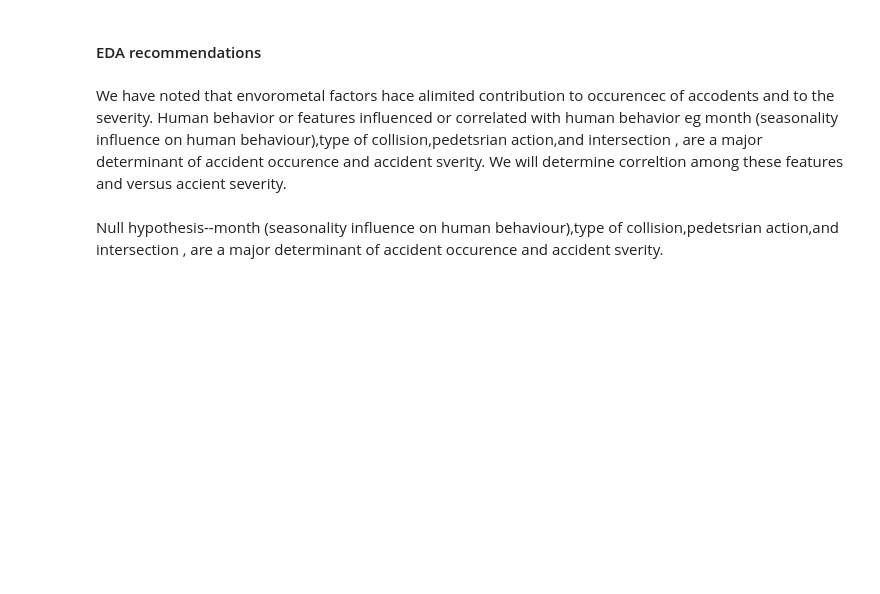
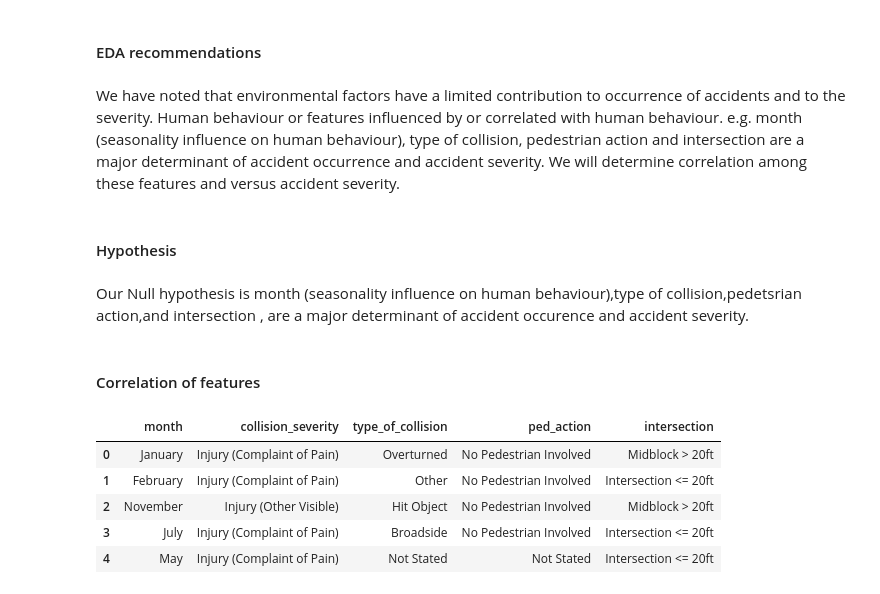
Before and after one commit to JmercyA/CAPSTONE-PROJECT-GROUP-3, a Jupyter notebook: notebooks/dataHA.ipynb, the cells around one changed output. Drawn from its saved outputs; the diff is of its cells as text; code cells hidden in the pictures; blank space fills up the shorter version.

```diff
--- a/notebooks/dataHA.ipynb
+++ b/notebooks/dataHA.ipynb
@@ -856,7 +856,21 @@ We note that most accidents occur close to intersections. Based on domain knowle
 # %% [markdown]
 #### EDA recommendations
 # %% [markdown]
-We have noted that envorometal factors hace alimited contribution to occurencec of accodents and to the severity. Human behavior or features influenced or correlated with human behavior eg month (seasonality influence on human behaviour),type of collision,pedetsrian action,and intersection , are a major determinant of accident occurence and accident sverity.
-We will determine correltion among these features and versus accient severity.
+We have noted that environmental factors have a limited contribution to occurrence of accidents and to the severity. Human behaviour or features influenced by or correlated with human behaviour. e.g. month (seasonality influence on human behaviour), type of collision, pedestrian action and intersection are a major determinant of accident occurrence and accident severity.
+We will determine correlation among these features and versus accident severity.
+# %% [markdown]
+#### Hypothesis
 # %% [markdown]
-Null hypothesis--month (seasonality influence on human behaviour),type of collision,pedetsrian action,and intersection , are a major determinant of accident occurence and accident sverity.
+Our Null hypothesis is month (seasonality influence on human behaviour),type of collision,pedetsrian action,and intersection , are a major determinant of accident occurence and accident severity.
+# %% [markdown]
+#### Correlation of features
+# %%
+Crashes_selected=df[['month', 'collision_severity', 'type_of_collision', 'ped_action','intersection']]
+Crashes_selected.head()
+# %% [output]
+|  | month | collision_severity | type_of_collision | ped_action | intersection |
+| 0 | January | Injury (Complaint of Pain) | Overturned | No Pedestrian Involved | Midblock > 20ft |
+| 1 | February | Injury (Complaint of Pain) | Other | No Pedestrian Involved | Intersection <= 20ft |
+| 2 | November | Injury (Other Visible) | Hit Object | No Pedestrian Involved | Midblock > 20ft |
+| 3 | July | Injury (Complaint of Pain) | Broadside | No Pedestrian Involved | Intersection <= 20ft |
+| 4 | May | Injury (Complaint of Pain) | Not Stated | Not Stated | Intersection <= 20ft |
```
Also changed, not shown: parts of 3 cells of this notebook.
